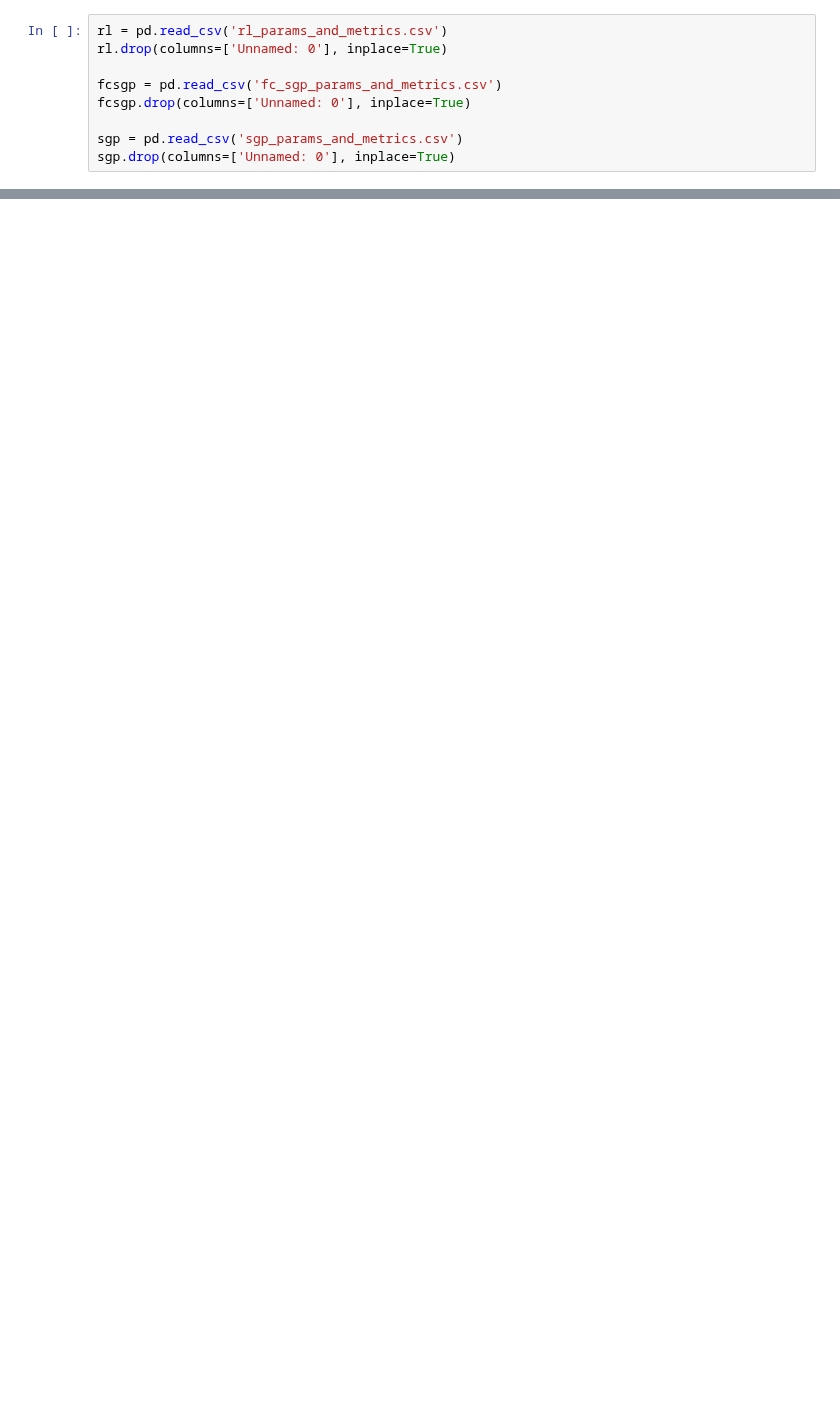
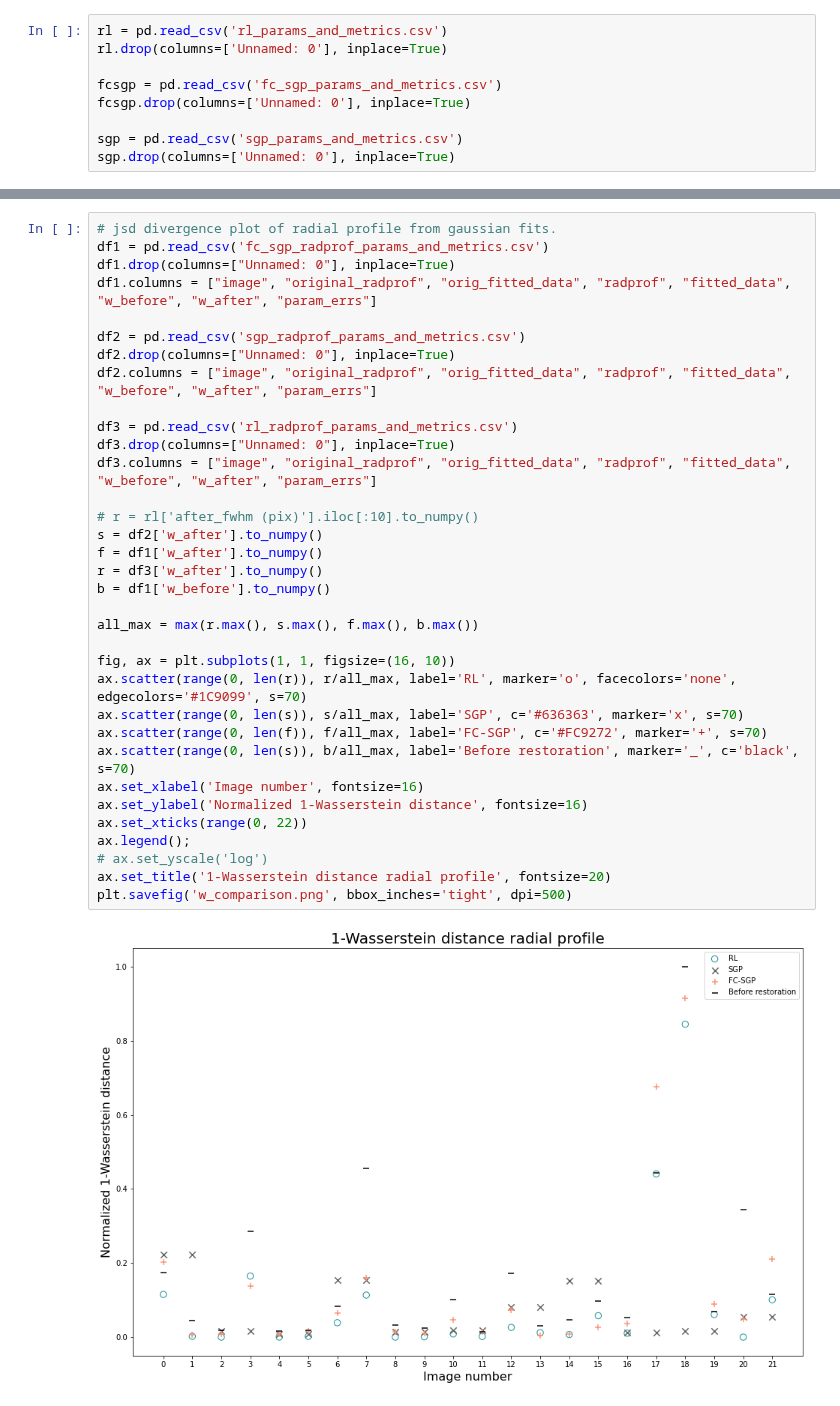
Before and after one commit to Yash-10/beta-sgp, a Jupyter notebook: results/rl_sgp_fc-sgp_compare.ipynb, the cells around one changed output, grey strips where cells are left out. Drawn from its saved outputs; the diff is of its cells as text; blank space fills up the shorter version.

```diff
--- a/results/rl_sgp_fc-sgp_compare.ipynb
+++ b/results/rl_sgp_fc-sgp_compare.ipynb
@@ -89,0 +156,36 @@ rl.columns, sgp.columns, fcsgp.columns
+# %%
+# jsd divergence plot of radial profile from gaussian fits.
+df1 = pd.read_csv('fc_sgp_radprof_params_and_metrics.csv')
+df1.drop(columns=["Unnamed: 0"], inplace=True)
+df1.columns = ["image", "original_radprof", "orig_fitted_data", "radprof", "fitted_data", "w_before", "w_after", "param_errs"]
+
+df2 = pd.read_csv('sgp_radprof_params_and_metrics.csv')
+df2.drop(columns=["Unnamed: 0"], inplace=True)
+df2.columns = ["image", "original_radprof", "orig_fitted_data", "radprof", "fitted_data", "w_before", "w_after", "param_errs"]
+
+df3 = pd.read_csv('rl_radprof_params_and_metrics.csv')
+df3.drop(columns=["Unnamed: 0"], inplace=True)
+df3.columns = ["image", "original_radprof", "orig_fitted_data", "radprof", "fitted_data", "w_before", "w_after", "param_errs"]
+
+# r = rl['after_fwhm (pix)'].iloc[:10].to_numpy()
+s = df2['w_after'].to_numpy()
+f = df1['w_after'].to_numpy()
+r = df3['w_after'].to_numpy()
+b = df1['w_before'].to_numpy()
+
+all_max = max(r.max(), s.max(), f.max(), b.max())
+
+fig, ax = plt.subplots(1, 1, figsize=(16, 10))
+ax.scatter(range(0, len(r)), r/all_max, label='RL', marker='o', facecolors='none', edgecolors='#1C9099', s=70)
+ax.scatter(range(0, len(s)), s/all_max, label='SGP', c='#636363', marker='x', s=70)
+ax.scatter(range(0, len(f)), f/all_max, label='FC-SGP', c='#FC9272', marker='+', s=70)
+ax.scatter(range(0, len(s)), b/all_max, label='Before restoration', marker='_', c='black', s=70)
+ax.set_xlabel('Image number', fontsize=16)
+ax.set_ylabel('Normalized 1-Wasserstein distance', fontsize=16)
+ax.set_xticks(range(0, 22))
+ax.legend();
+# ax.set_yscale('log')
+ax.set_title('1-Wasserstein distance radial profile', fontsize=20)
+plt.savefig('w_comparison.png', bbox_inches='tight', dpi=500)
+# %% [output]
+[figure, added]
```
Also changed, not shown: parts of 12 cells of this notebook, 1 other file.
